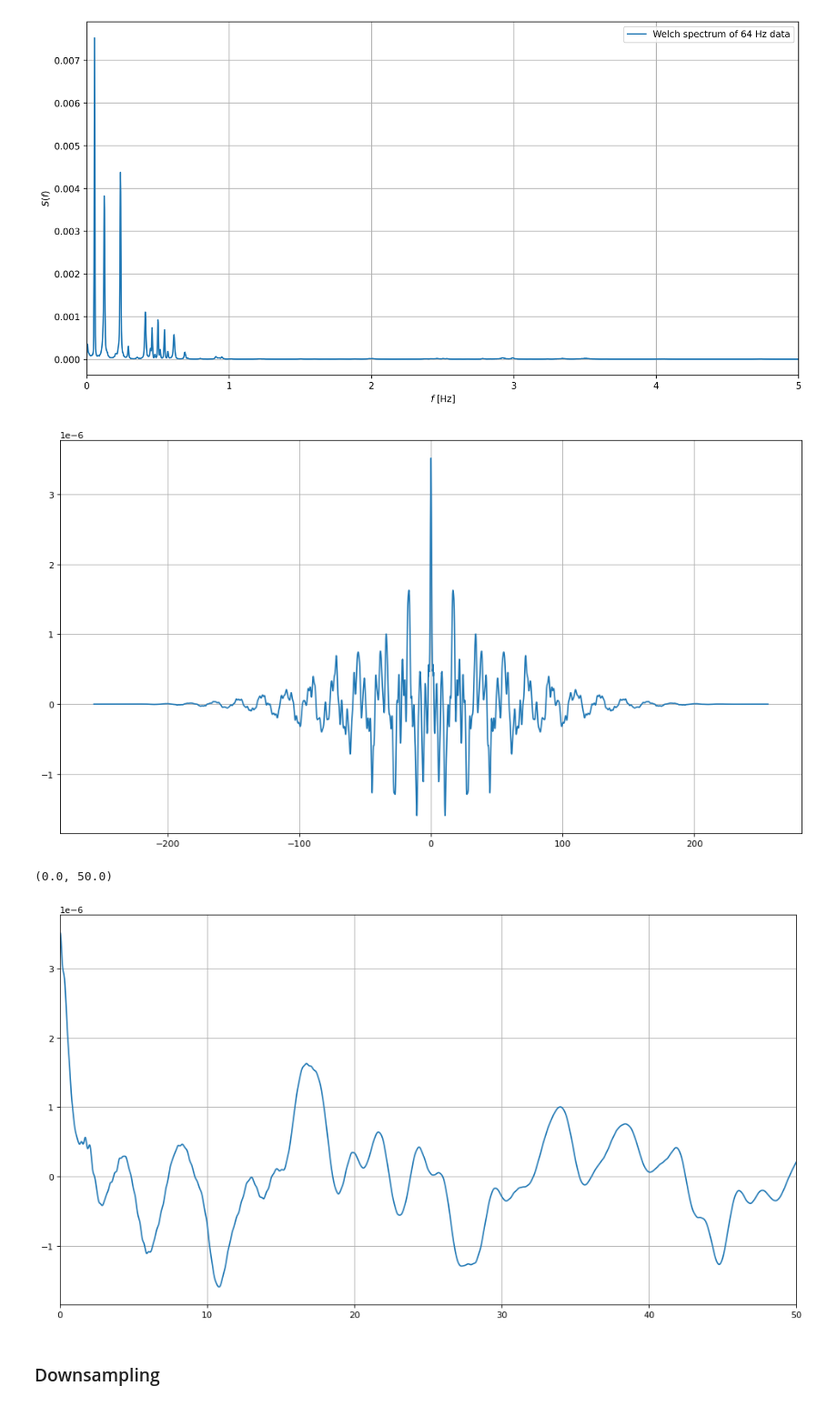
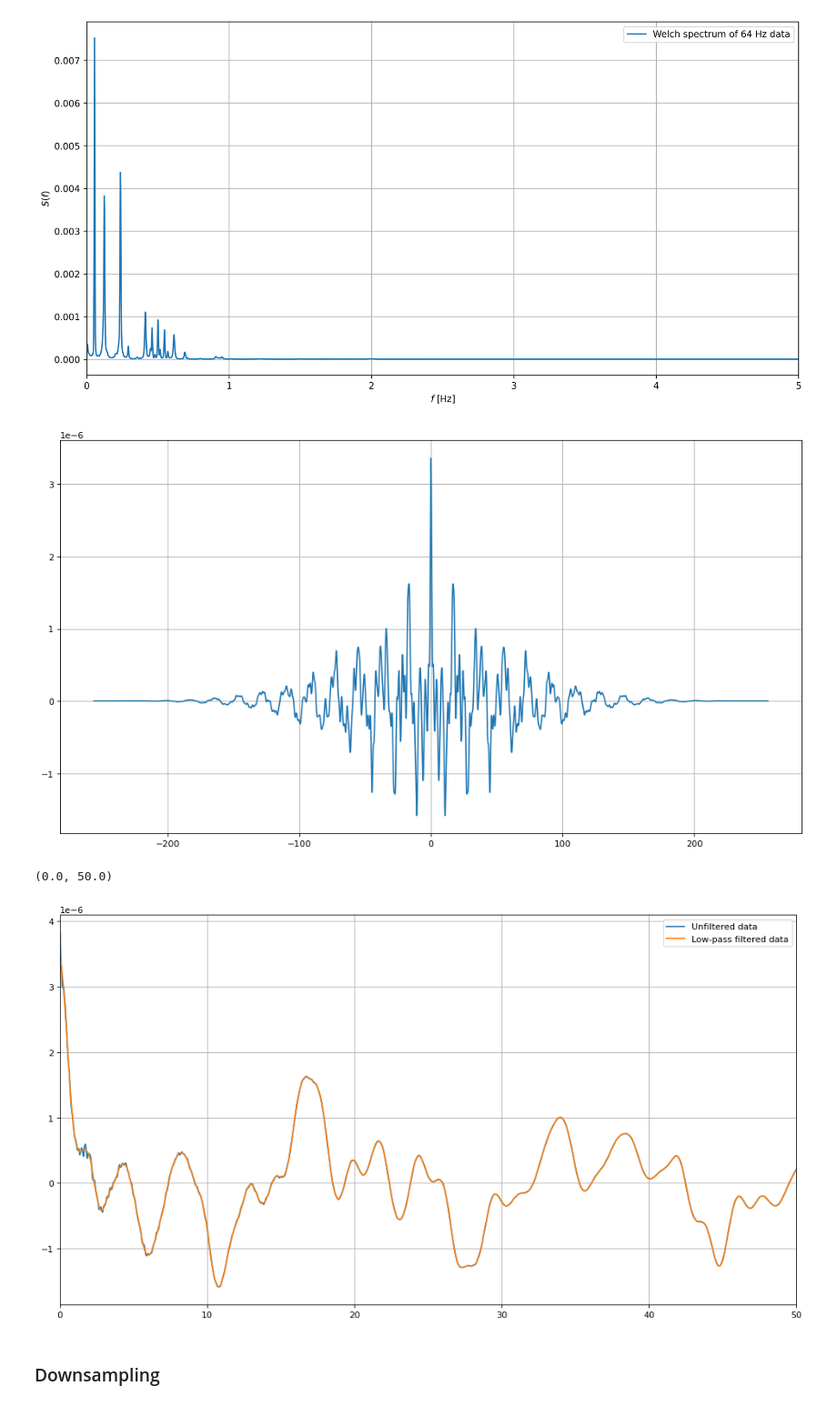
Before and after one commit to emilnebb/AOMA_Halogaland, a Jupyter notebook: data_exploration/acceleration_exploration.ipynb, the cells around one changed output. Shown at 91% size. Drawn from its saved outputs; the diff is of its cells as text; code cells hidden in the pictures.

```diff
--- a/data_exploration/acceleration_exploration.ipynb
+++ b/data_exploration/acceleration_exploration.ipynb
@@ -146,7 +146,7 @@ plt.xlim([0, 50])
 # %%
 filter_order = 6
 sampling_frequency = 1/dt
-cutoff_frequency = 4
+cutoff_frequency = 2
 
 
 print(sampling_frequency)
@@ -203,25 +203,27 @@ plt.savefig("welch_acceleration_freq_0-5_Hz.jpg")
 fi, Sx_welch=signal.welch(filtered_acc, fs=1/dt, window='hann', nperseg=Nwindow, noverlap=None, nfft=Nfft_pow2, detrend='constant', return_onesided=False, scaling='density', axis=- 1, average='mean')
 
 var = np.var(filtered_acc)
-acorr = np.fft.ifft(Sx_welch)
-acorr = np.fft.fftshift(acorr)
+acorr_filtered = np.fft.ifft(Sx_welch)
+acorr_filtered = np.fft.fftshift(acorr_filtered)
 time_lag = np.arange(0,len(acorr))*dt
 time_lag = time_lag - np.average(time_lag)
 
 plt.figure(figsize=(15, 8), dpi=80)
-plt.plot(time_lag, (acorr))
+plt.plot(time_lag, (acorr_filtered))
 plt.grid()
 #plt.xlim([0, 50])
 # %% [output]
-[figure, old version]
+[figure, new version]
 # %%
 plt.figure(figsize=(15, 8), dpi=80)
-plt.plot(time_lag, (acorr))
+plt.plot(time_lag, (acorr), label = 'Unfiltered data')
+plt.plot(time_lag, (acorr_filtered), label = 'Low-pass filtered data')
+plt.legend()
 plt.grid()
 plt.xlim([0, 50])
 # %% [output]
 (0.0, 50.0)
-[figure, old version]
+[figure, new version]
 # %% [markdown]
 ### Downsampling
 # %%
```
Also changed, not shown: parts of 7 cells of this notebook.
